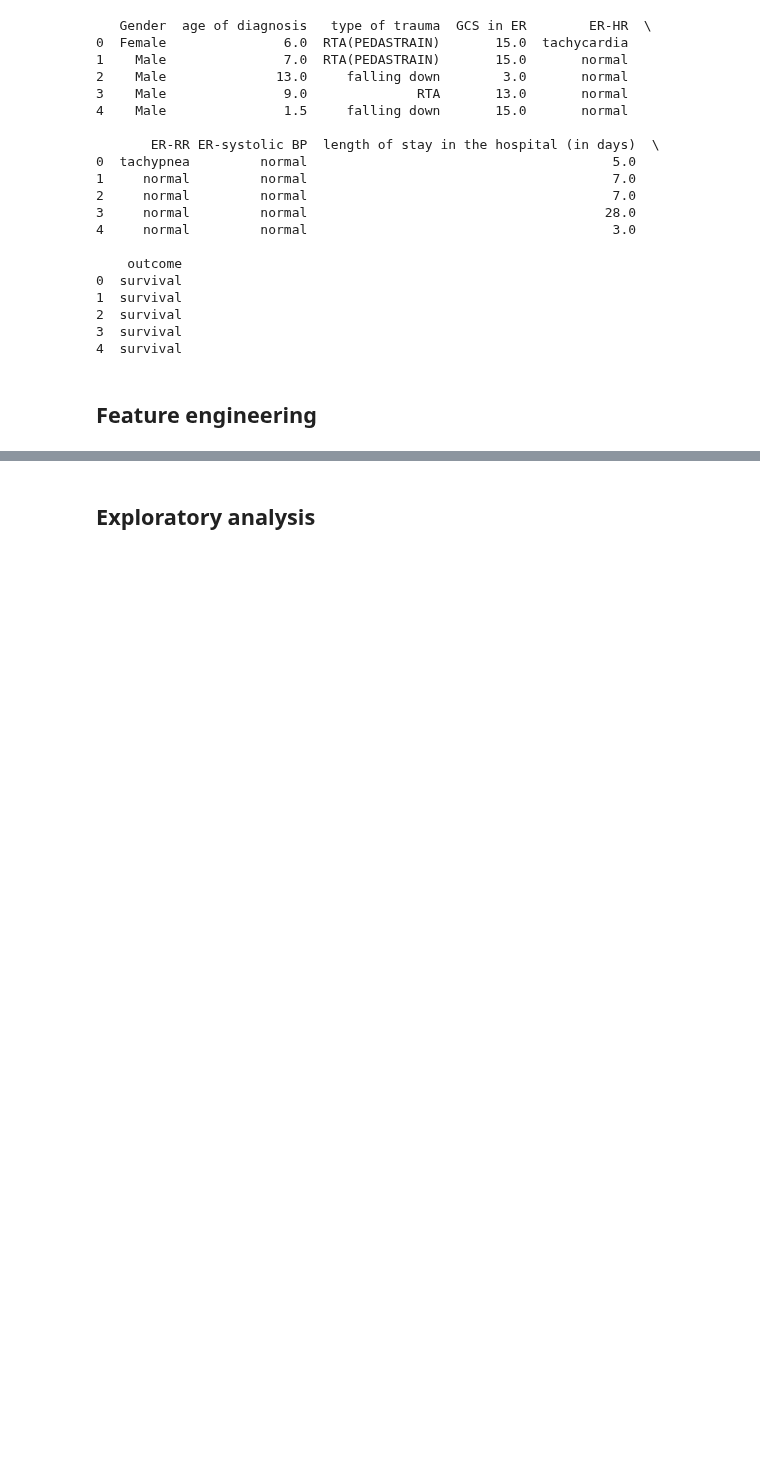
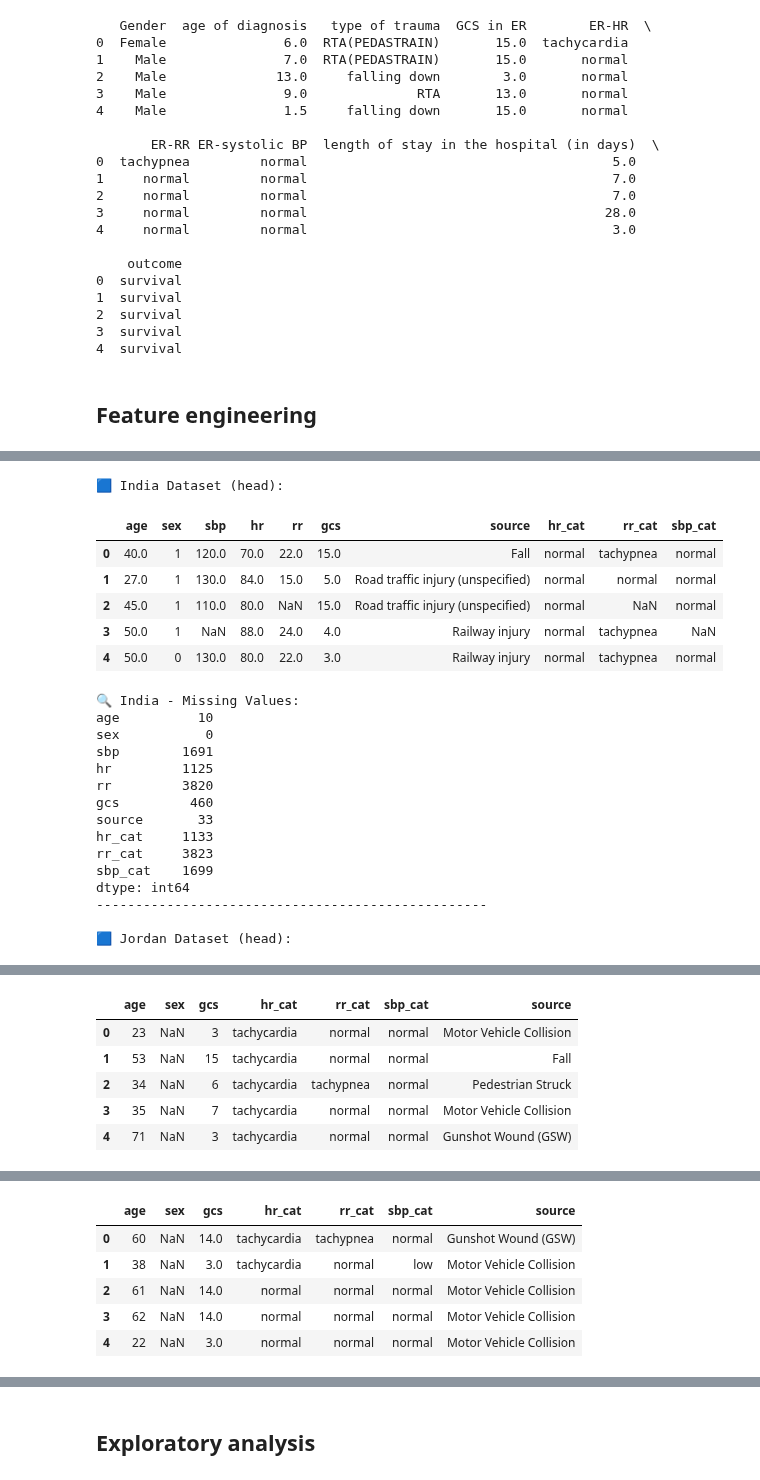
Before and after one commit to shrinitbabel/TBI-transfer-learning, a Jupyter notebook: transfer_learning_Experiments.ipynb, the cells around one changed output, grey strips where cells are left out. Drawn from its saved outputs; the diff is of its cells as text; code cells hidden in the pictures; blank space fills up the shorter version.

```diff
--- a/transfer_learning_Experiments.ipynb
+++ b/transfer_learning_Experiments.ipynb
@@ -119,3 +185,8 @@ def sbp_category(age, sbp):
+# %%
+india['moi_category'] = india['moi'].apply(map_moi)
+jordan['moi_category'] = jordan['type of trauma'].apply(map_moi)
+florida['moi_category'] = florida['MOI'].apply(map_moi)
+california['moi_category'] = california['Cause of Injury'].apply(map_moi)
 # %%
 def normalize_india_moi(moi):
     """
@@ -165,4 +277,5 @@ def get_mode_of_injury(jordan_trauma):
 # %%
-india['moi'] = india['moi'].apply(normalize_india_moi)
+"""india['moi'] = india['moi'].apply(normalize_india_moi)
 exclude_moi = ['Railway injury', 'Other', 'Unmapped']
 india = india[~india['moi'].isin(exclude_moi)].copy()
+"""
@@ -169,3 +284,4 @@ india = india[~india['moi'].isin(exclude_moi)].copy()
 # %%
-jordan['type of trauma'] = jordan['type of trauma'].apply(get_mode_of_injury)
+"""jordan['type of trauma'] = jordan['type of trauma'].apply(get_mode_of_injury)
 jordan= jordan[~jordan['type of trauma'].isin(exclude_moi)].copy()
+"""
@@ -228,3 +346,59 @@ X_jordan_final = np.concatenate([features_jordan[['age','sex','gcs']].fillna(0).
 # Update y as before
 y_india = np.array([(bool(e), t) for e,t in zip(india['event'], india['los']/24)], dtype=[('event', bool), ('time', float)])
 y_jordan = np.array([(bool(e), t) for e,t in zip(jordan['event'], jordan['los'])], dtype=[('event', bool), ('time', float)])
+# %%
+
+features_florida = florida[['age', 'sex', 'gcs', 'hr_cat', 'rr_cat', 'sbp_cat', 'moi_category']].copy()
+features_california = california[['age', 'sex', 'gcs', 'hr_cat', 'rr_cat', 'sbp_cat', 'moi_category']].copy()
+
+# Rename moi_category → source to match encoder expectations
+features_florida = features_florida.rename(columns={"moi_category": "source"})
+features_california = features_california.rename(columns={"moi_category": "source"})
+
+# Now transform
+X_florida_cat = enc.transform(features_florida[['hr_cat', 'rr_cat', 'sbp_cat', 'source']])
+X_california_cat = enc.transform(features_california[['hr_cat', 'rr_cat', 'sbp_cat', 'source']])
+
+
+X_florida_final = np.concatenate([features_florida[['age', 'sex', 'gcs']].fillna(0).values, X_florida_cat], axis=1)
+X_california_final = np.concatenate([features_california[['age', 'sex', 'gcs']].fillna(0).values, X_california_cat], axis=1)
+# %%
+# List of datasets
+datasets = {
+    "India": features_india,
+    "Jordan": features_jordan,
+    "Florida": features_florida,
+    "California": features_california
+}
+
+# Display head + check for missing values
+for name, df in datasets.items():
+    print(f"\n🟦 {name} Dataset (head):")
+    display(df.head())
+
+    print(f"\n🔍 {name} - Missing Values:")
+    print(df.isnull().sum())
+    print("-" * 50)
+# %% [output]
+🟦 India Dataset (head):
+|  | age | sex | sbp | hr | rr | gcs | source | hr_cat | rr_cat | sbp_cat |
+| 0 | 40.0 | 1 | 120.0 | 70.0 | 22.0 | 15.0 | Fall | normal | tachypnea | normal |
+| 1 | 27.0 | 1 | 130.0 | 84.0 | 15.0 | 5.0 | Road traffic injury (unspecified) | normal | normal | normal |
+| 2 | 45.0 | 1 | 110.0 | 80.0 | NaN | 15.0 | Road traffic injury (unspecified) | normal | NaN | normal |
+| 3 | 50.0 | 1 | NaN | 88.0 | 24.0 | 4.0 | Railway injury | normal | tachypnea | NaN |
+| 4 | 50.0 | 0 | 130.0 | 80.0 | 22.0 | 3.0 | Railway injury | normal | tachypnea | normal |
+🔍 India - Missing Values:
+age          10
+sex           0
+sbp        1691
+hr         1125
+rr         3820
+gcs         460
+source       33
+hr_cat     1133
+rr_cat     3823
+sbp_cat    1699
+dtype: int64
+--------------------------------------------------
+
+🟦 Jordan Dataset (head):
@@ -230,0 +426,6 @@ y_jordan = np.array([(bool(e), t) for e,t in zip(jordan['event'], jordan['los'])
+|  | age | sex | gcs | hr_cat | rr_cat | sbp_cat | source |
+| 0 | 23 | NaN | 3 | tachycardia | normal | normal | Motor Vehicle Collision |
+| 1 | 53 | NaN | 15 | tachycardia | normal | normal | Fall |
+| 2 | 34 | NaN | 6 | tachycardia | tachypnea | normal | Pedestrian Struck |
+| 3 | 35 | NaN | 7 | tachycardia | normal | normal | Motor Vehicle Collision |
+| 4 | 71 | NaN | 3 | tachycardia | normal | normal | Gunshot Wound (GSW) |
@@ -230,0 +444,6 @@ y_jordan = np.array([(bool(e), t) for e,t in zip(jordan['event'], jordan['los'])
+|  | age | sex | gcs | hr_cat | rr_cat | sbp_cat | source |
+| 0 | 60 | NaN | 14.0 | tachycardia | tachypnea | normal | Gunshot Wound (GSW) |
+| 1 | 38 | NaN | 3.0 | tachycardia | normal | low | Motor Vehicle Collision |
+| 2 | 61 | NaN | 14.0 | normal | normal | normal | Motor Vehicle Collision |
+| 3 | 62 | NaN | 14.0 | normal | normal | normal | Motor Vehicle Collision |
+| 4 | 22 | NaN | 3.0 | normal | normal | normal | Motor Vehicle Collision |
```
Also changed, not shown: parts of 7 cells of this notebook, 1 other file.
